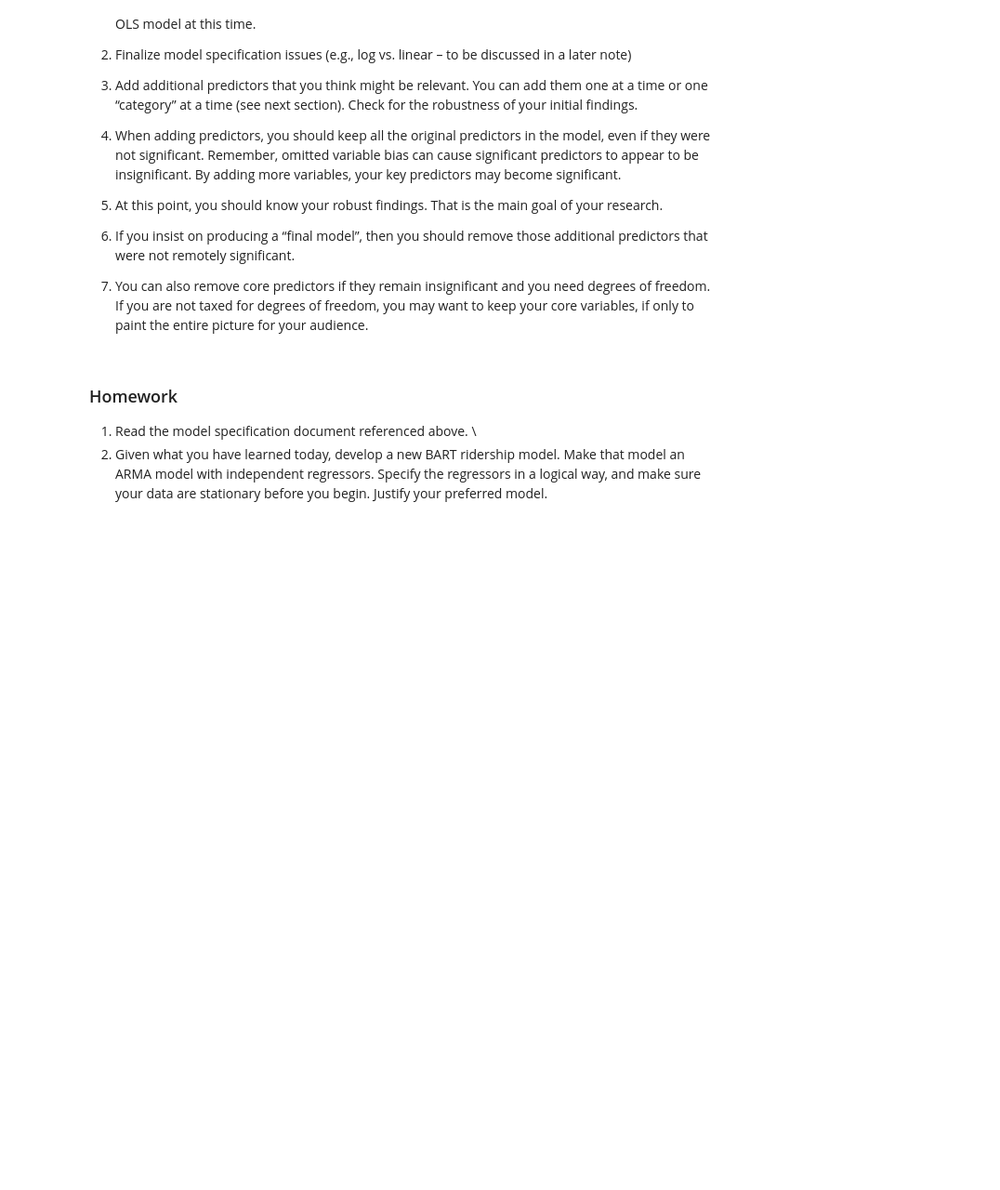
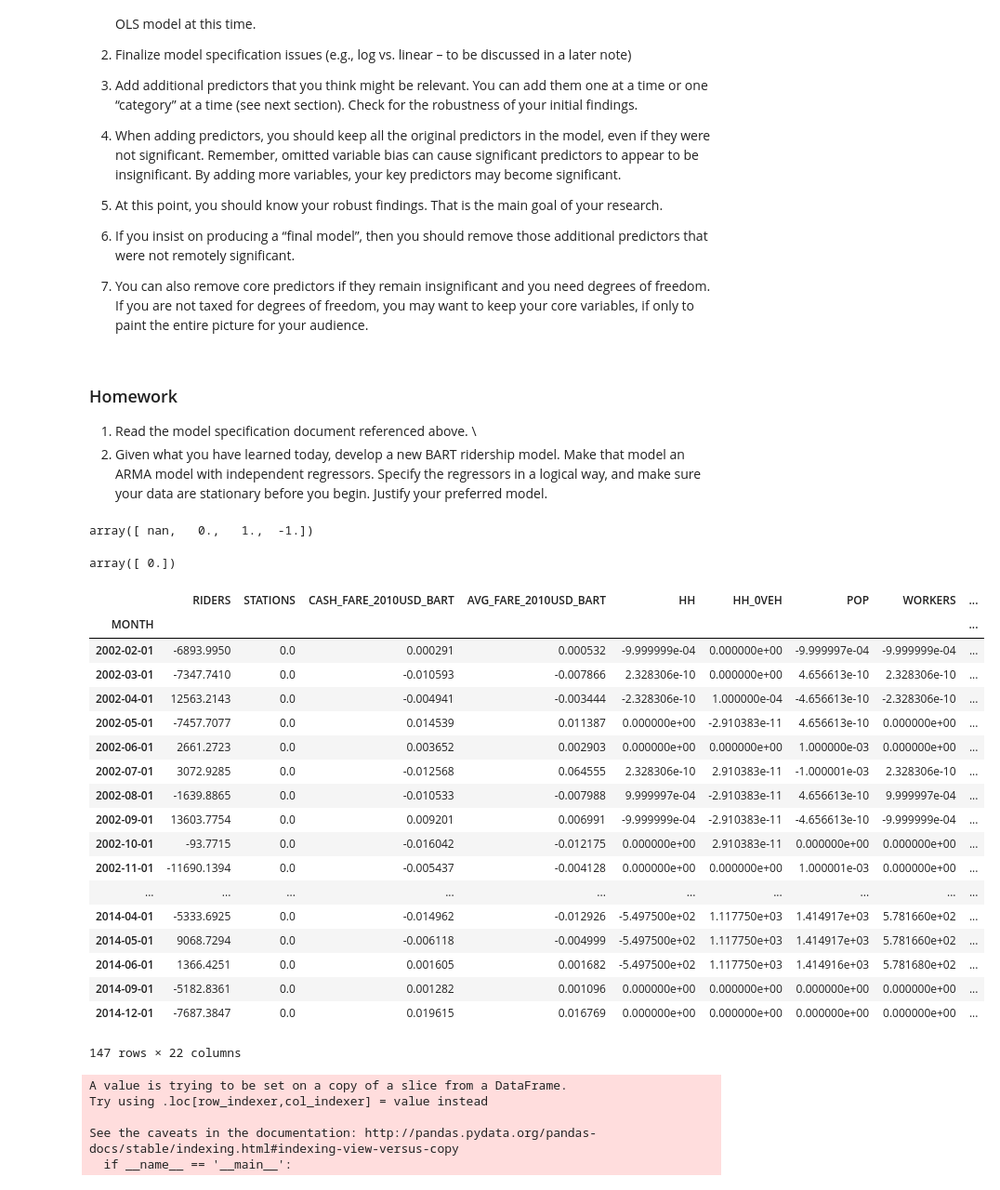
Before and after one commit to kboerger4/ce599-s17, a Jupyter notebook: 23-Three Cs/Three Cs.ipynb, the cells around one changed output. Shown at 93% size. Saved outputs shown, nothing was run; the diff lists cells and outputs as text; code cells hidden in the pictures; blank space fills up the shorter version.

```diff
--- a/23-Three Cs/Three Cs.ipynb
+++ b/23-Three Cs/Three Cs.ipynb
@@ -192,3 +291,7 @@ They suggest:
 
 1. Read the model specification document referenced above. \
 2. Given what you have learned today, develop a new BART ridership model.  Make that model an ARMA model with independent regressors.  Specify the regressors in a logical way, and make sure your data are stationary before you begin.  Justify your preferred model.
+# %%
+diff2.BART_STRIKE.unique()
+# %% [output]
+array([ nan,   0.,   1.,  -1.])
@@ -194,0 +300,35 @@ They suggest:
+# %%
+data.BART_STRIKE.unique()
+# %% [output]
+array([ 0.])
+# %%
+green = data
+green
+# %% [output]
+|  | RIDERS | STATIONS | CASH_FARE_2010USD_BART | AVG_FARE_2010USD_BART | HH | HH_0VEH | POP | WORKERS | ... |
+| MONTH |  |  |  |  |  |  |  |  | ... |
+| 2002-02-01 | -6893.9950 | 0.0 | 0.000291 | 0.000532 | -9.999999e-04 | 0.000000e+00 | -9.999997e-04 | -9.999999e-04 | ... |
+| 2002-03-01 | -7347.7410 | 0.0 | -0.010593 | -0.007866 | 2.328306e-10 | 0.000000e+00 | 4.656613e-10 | 2.328306e-10 | ... |
+| 2002-04-01 | 12563.2143 | 0.0 | -0.004941 | -0.003444 | -2.328306e-10 | 1.000000e-04 | -4.656613e-10 | -2.328306e-10 | ... |
+| 2002-05-01 | -7457.7077 | 0.0 | 0.014539 | 0.011387 | 0.000000e+00 | -2.910383e-11 | 4.656613e-10 | 0.000000e+00 | ... |
+| 2002-06-01 | 2661.2723 | 0.0 | 0.003652 | 0.002903 | 0.000000e+00 | 0.000000e+00 | 1.000000e-03 | 0.000000e+00 | ... |
+| 2002-07-01 | 3072.9285 | 0.0 | -0.012568 | 0.064555 | 2.328306e-10 | 2.910383e-11 | -1.000001e-03 | 2.328306e-10 | ... |
+| 2002-08-01 | -1639.8865 | 0.0 | -0.010533 | -0.007988 | 9.999997e-04 | -2.910383e-11 | 4.656613e-10 | 9.999997e-04 | ... |
+| 2002-09-01 | 13603.7754 | 0.0 | 0.009201 | 0.006991 | -9.999999e-04 | -2.910383e-11 | -4.656613e-10 | -9.999999e-04 | ... |
+| 2002-10-01 | -93.7715 | 0.0 | -0.016042 | -0.012175 | 0.000000e+00 | 2.910383e-11 | 0.000000e+00 | 0.000000e+00 | ... |
+| 2002-11-01 | -11690.1394 | 0.0 | -0.005437 | -0.004128 | 0.000000e+00 | 0.000000e+00 | 1.000001e-03 | 0.000000e+00 | ... |
+| ... | ... | ... | ... | ... | ... | ... | ... | ... | ... |
+| 2014-04-01 | -5333.6925 | 0.0 | -0.014962 | -0.012926 | -5.497500e+02 | 1.117750e+03 | 1.414917e+03 | 5.781660e+02 | ... |
+| 2014-05-01 | 9068.7294 | 0.0 | -0.006118 | -0.004999 | -5.497500e+02 | 1.117750e+03 | 1.414917e+03 | 5.781660e+02 | ... |
+| 2014-06-01 | 1366.4251 | 0.0 | 0.001605 | 0.001682 | -5.497500e+02 | 1.117750e+03 | 1.414916e+03 | 5.781680e+02 | ... |
+| 2014-09-01 | -5182.8361 | 0.0 | 0.001282 | 0.001096 | 0.000000e+00 | 0.000000e+00 | 0.000000e+00 | 0.000000e+00 | ... |
+| 2014-12-01 | -7687.3847 | 0.0 | 0.019615 | 0.016769 | 0.000000e+00 | 0.000000e+00 | 0.000000e+00 | 0.000000e+00 | ... |
+147 rows × 22 columns
+# %%
+data['NON_WORKERS'] = data['POP'] - data['TOTEMP']
+# %% [output]
+A value is trying to be set on a copy of a slice from a DataFrame.
+Try using .loc[row_indexer,col_indexer] = value instead
+
+See the caveats in the documentation: http://pandas.pydata.org/pandas-docs/stable/indexing.html#indexing-view-versus-copy
+  if __name__ == '__main__':
```
Also changed, not shown: parts of 13 cells of this notebook.
